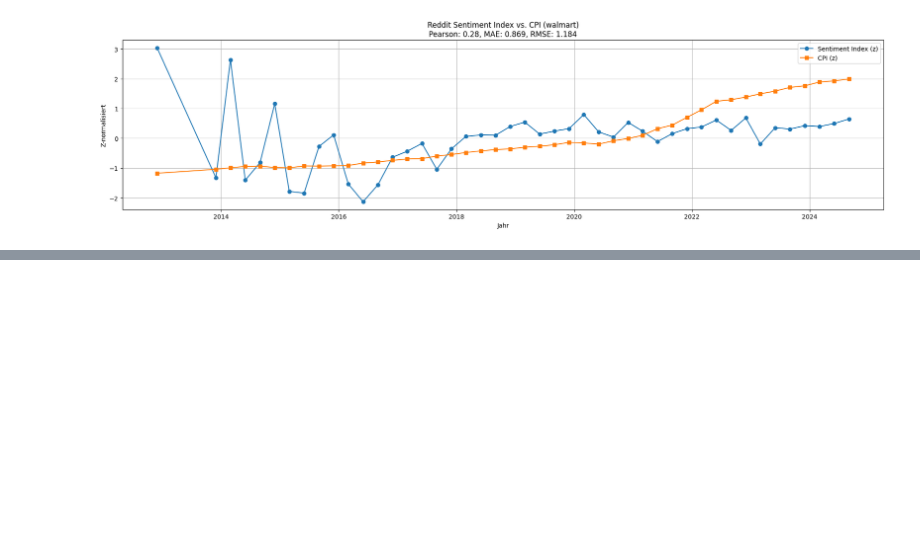
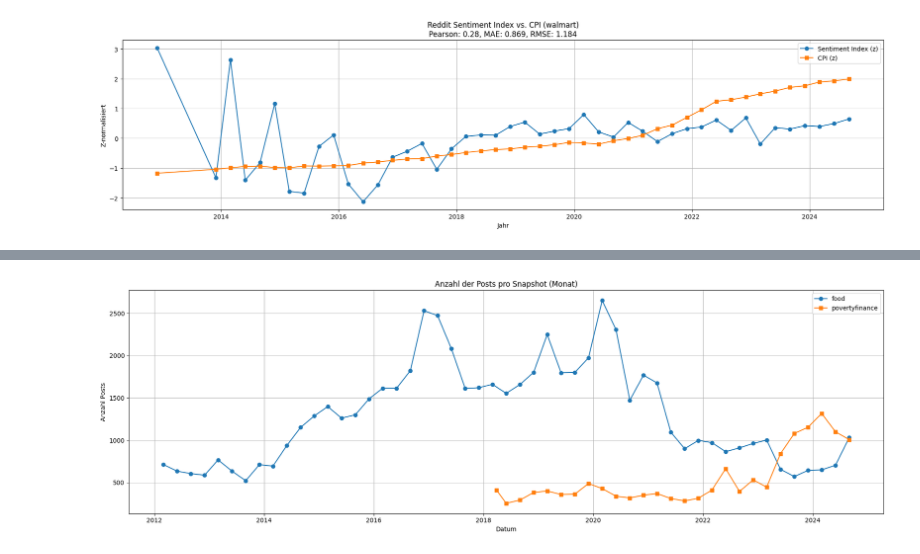
Before and after one commit to christianleis040/reddit_inflation_index_2, a Jupyter notebook: analysis/analysis_devset.ipynb, the cells around one changed output, grey strips where cells are left out. Cells and saved outputs as stored; diff of their text form; code cells hidden in the pictures; blank space fills up the shorter version.

```diff
--- a/analysis/analysis_devset.ipynb
+++ b/analysis/analysis_devset.ipynb
@@ -519,0 +656,44 @@ scheint als wenn food schon vorher inflation erfasst, leicht verschoben
+# %%
+import pandas as pd
+import matplotlib.pyplot as plt
+from glob import glob
+import os
+
+def count_posts_per_snapshot(subreddit_folder):
+    files = sorted(glob(os.path.join(subreddit_folder, "*.jsonl")))
+    snapshot_counts = []
+    for file in files:
+        date = os.path.basename(file).replace(".jsonl", "")
+        try:
+            with open(file, "r", encoding="utf-8") as f:
+                n_lines = sum(1 for _ in f)
+            snapshot_counts.append((date, n_lines))
+        except Exception:
+            continue
+    return pd.DataFrame(snapshot_counts, columns=["date", "n_posts"])
+
+# Ordnerpfade anpassen
+food_path = "data/raw/food"
+pf_path = "data/raw/povertyfinance"
+
+# Daten laden
+df_food = count_posts_per_snapshot(food_path)
+df_pf = count_posts_per_snapshot(pf_path)
+
+# Formatieren
+df_food["date"] = pd.to_datetime(df_food["date"])
+df_pf["date"] = pd.to_datetime(df_pf["date"])
+
+# Plot
+plt.figure(figsize=(18, 6))
+plt.plot(df_food["date"], df_food["n_posts"], label="food", marker="o")
+plt.plot(df_pf["date"], df_pf["n_posts"], label="povertyfinance", marker="s")
+plt.title("Anzahl der Posts pro Snapshot (Monat)")
+plt.xlabel("Datum")
+plt.ylabel("Anzahl Posts")
+plt.legend()
+plt.grid(True)
+plt.tight_layout()
+plt.show()
+# %% [output]
+[figure, added]
```
Also changed, not shown: parts of 5 cells of this notebook, 3 other files.
